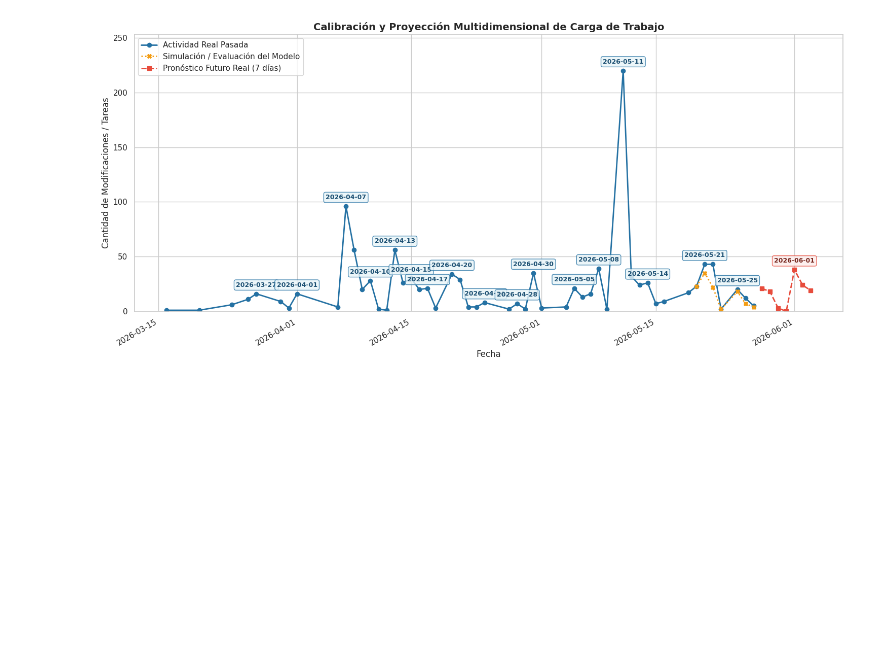
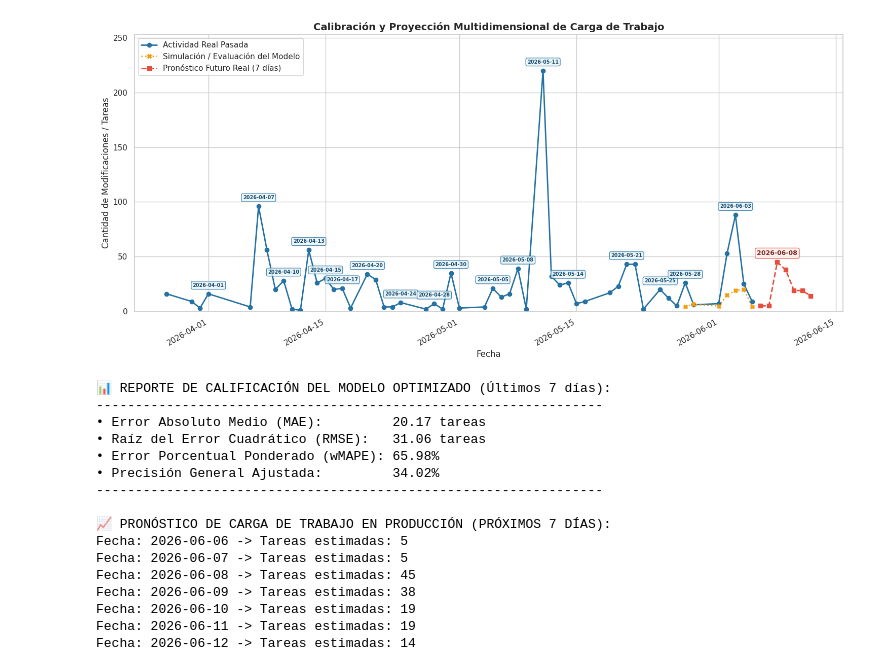
Before and after one commit to FelipeSaCh/Prophet_Activity, a Jupyter notebook: BetaTest.ipynb, the cells around one changed output. Cells and saved outputs as stored; diff of their text form; code cells hidden in the pictures; blank space fills up the shorter version.

```diff
--- a/BetaTest.ipynb
+++ b/BetaTest.ipynb
@@ -51,7 +48,7 @@ serie_temporal['fecha'] = pd.to_datetime(serie_temporal['fecha'])
 serie_temporal = serie_temporal.sort_values('fecha').reset_index(drop=True)
 # %%
 # ==========================================
-# 2. CREACIÓN DE CARACTERÍSTICAS (Feature Engineering)
+# 2. CREACIÓN DE CARACTERÍSTICAS OPTIMIZADAS (Feature Engineering)
 # ==========================================
 serie_temporal['dia_semana'] = serie_temporal['fecha'].dt.dayofweek
 serie_temporal['dia_mes'] = serie_temporal['fecha'].dt.day
@@ -59,14 +56,19 @@ serie_temporal['dia_mes'] = serie_temporal['fecha'].dt.day
 serie_temporal['es_sabado'] = (serie_temporal['dia_semana'] == 5).astype(int)
 serie_temporal['es_domingo'] = (serie_temporal['dia_semana'] == 6).astype(int)
 
-# Lag Features + Rolling Window
+# NUEVA: Contexto de inicio/cierre de mes (primeros 5 días del mes)
+serie_temporal['es_inicio_mes'] = (serie_temporal['dia_mes'] <= 5).astype(int)
+
+# Lag Features + Rolling Windows mejoradas
 serie_temporal['tareas_ayer'] = serie_temporal['total_tareas'].shift(1)
-serie_temporal['media_movil_3d'] = serie_temporal['total_tareas'].shift(1).rolling(window=3).mean()
+serie_temporal['tareas_hace_7d'] = serie_temporal['total_tareas'].shift(7)  # <- NUEVA: Memoria semanal
+serie_temporal['media_movil_7d'] = serie_temporal['total_tareas'].shift(1).rolling(window=7).mean() # <- Suavizado a 7 días
 
+# Limpiar filas con NaNs debido a los nuevos shifts largos (7 días)
 serie_temporal = serie_temporal.dropna().reset_index(drop=True)
 
-# Construcción dinámica de la matriz de predictores X incluyendo el nuevo contexto
-features_base = ['dia_semana', 'dia_mes', 'es_sabado', 'es_domingo', 'tareas_ayer', 'media_movil_3d', 'usuarios_activos']
+# Construcción de la matriz de predictores X
+features_base = ['dia_semana', 'dia_mes', 'es_sabado', 'es_domingo', 'es_inicio_mes', 'tareas_ayer', 'tareas_hace_7d', 'media_movil_7d', 'usuarios_activos']
 X_columnas = features_base + columnas_tipo
 
 X = serie_temporal[X_columnas]
@@ -74,10 +76,8 @@ y = serie_temporal['total_tareas']
 
 def calcular_wmape(y_real, y_pred):
     sum_real = np.sum(y_real)
-    if sum_real == 0:
-        return 0.0
+    if sum_real == 0: return 0.0
     return np.sum(np.abs(y_real - y_pred)) / sum_real
-
 
 # ==========================================
 # 2.5 EVALUACIÓN ESTRICTA (División Temporal)
@@ -88,7 +88,8 @@ if len(serie_temporal) > dias_test * 2:
     X_train, X_test = X.iloc[:-dias_test], X.iloc[-dias_test:]
     y_train, y_test = y.iloc[:-dias_test], y.iloc[-dias_test:]
 
-    modelo_evaluacion = LinearRegression()
+    # Uso de Random Forest para la evaluación
+    modelo_evaluacion = RandomForestRegressor(n_estimators=100, random_state=42, max_depth=6)
     modelo_evaluacion.fit(X_train, y_train)
     y_pred_test = np.clip(modelo_evaluacion.predict(X_test), 0, None)
 
@@ -103,8 +104,8 @@ else:
     mae, rmse, wmape, precision_ajustada = None, None, None, None
 # %%
 # ==========================================
-# 3. ENTRENAMIENTO DEL MODELO DE PRONÓSTICO (Producción)
+# 3. ENTRENAMIENTO EN PRODUCCIÓN (Modelo Final)
 # ==========================================
-modelo_futuro = LinearRegression()
+modelo_futuro = RandomForestRegressor(n_estimators=100, random_state=42, max_depth=6)
 modelo_futuro.fit(X, y)
 # %% [output]
@@ -229,36 +197,68 @@ for idx in picos_hist:
         xytext=(0, 10),
         textcoords='offset points',
         ha='center',
-        fontsize=9,
+        fontsize=7,
         weight='bold',
         color='#1b4f72',
         bbox=dict(boxstyle="round,pad=0.3", fc="#e8f4f8", ec="#2471a3", lw=1, alpha=0.8)
     )
 
 picos_fut, _ = find_peaks(df_futuro['pronostico'], distance=1)
 for idx in picos_fut:
     fecha_pico = df_futuro['fecha'].iloc[idx]
     valor_pico = df_futuro['pronostico'].iloc[idx]
     plt.annotate(
         fecha_pico.strftime('%Y-%m-%d'),
         xy=(fecha_pico, valor_pico),
         xytext=(0, 10),
         textcoords='offset points',
         ha='center',
         fontsize=9,
         weight='bold',
         color='#78281f',
         bbox=dict(boxstyle="round,pad=0.3", fc="#fdedec", ec="#e74c3c", lw=1, alpha=0.8)
     )
 # ------------------------------------------
 
 plt.title('Calibración y Proyección Multidimensional de Carga de Trabajo', fontsize=14, weight='bold')
 plt.xlabel('Fecha', fontsize=12)
 plt.ylabel('Cantidad de Modificaciones / Tareas', fontsize=12)
 plt.ylim(0, max(serie_temporal['total_tareas'].max(), df_futuro['pronostico'].max()) * 1.15)
 plt.gcf().autofmt_xdate()
 plt.legend(fontsize=11, loc='upper left')
 plt.tight_layout()
 plt.show()
+
+# ==========================================
+# REPORTES Y IMPRESIÓN
+# ==========================================
+print("\n📊 REPORTE DE CALIFICACIÓN DEL MODELO OPTIMIZADO (Últimos 7 días):")
+print("-" * 65)
+if mae is not None:
+    print(f"• Error Absoluto Medio (MAE):         {mae:.2f} tareas")
+    print(f"• Raíz del Error Cuadrático (RMSE):   {rmse:.2f} tareas")
+    print(f"• Error Porcentual Ponderado (wMAPE): {wmape * 100:.2f}%")
+    print(f"• Precisión General Ajustada:         {precision_ajustada:.2f}%")
+print("-" * 65)
+
+print("\n📈 PRONÓSTICO DE CARGA DE TRABAJO EN PRODUCCIÓN (PRÓXIMOS 7 DÍAS):")
+for f, p in zip(futuras_fechas, predicciones_futuras):
+    print(f"Fecha: {f.strftime('%Y-%m-%d')} -> Tareas estimadas: {p}")
 # %% [output]
-[figure, old version]
+[figure, new version]
+📊 REPORTE DE CALIFICACIÓN DEL MODELO OPTIMIZADO (Últimos 7 días):
+-----------------------------------------------------------------
+• Error Absoluto Medio (MAE):         20.17 tareas
+• Raíz del Error Cuadrático (RMSE):   31.06 tareas
+• Error Porcentual Ponderado (wMAPE): 65.98%
+• Precisión General Ajustada:         34.02%
+-----------------------------------------------------------------
+
+📈 PRONÓSTICO DE CARGA DE TRABAJO EN PRODUCCIÓN (PRÓXIMOS 7 DÍAS):
+Fecha: 2026-06-06 -> Tareas estimadas: 5
+Fecha: 2026-06-07 -> Tareas estimadas: 5
+Fecha: 2026-06-08 -> Tareas estimadas: 45
+Fecha: 2026-06-09 -> Tareas estimadas: 38
+Fecha: 2026-06-10 -> Tareas estimadas: 19
+Fecha: 2026-06-11 -> Tareas estimadas: 19
+Fecha: 2026-06-12 -> Tareas estimadas: 14
```
Also changed, not shown: parts of 5 cells of this notebook.
